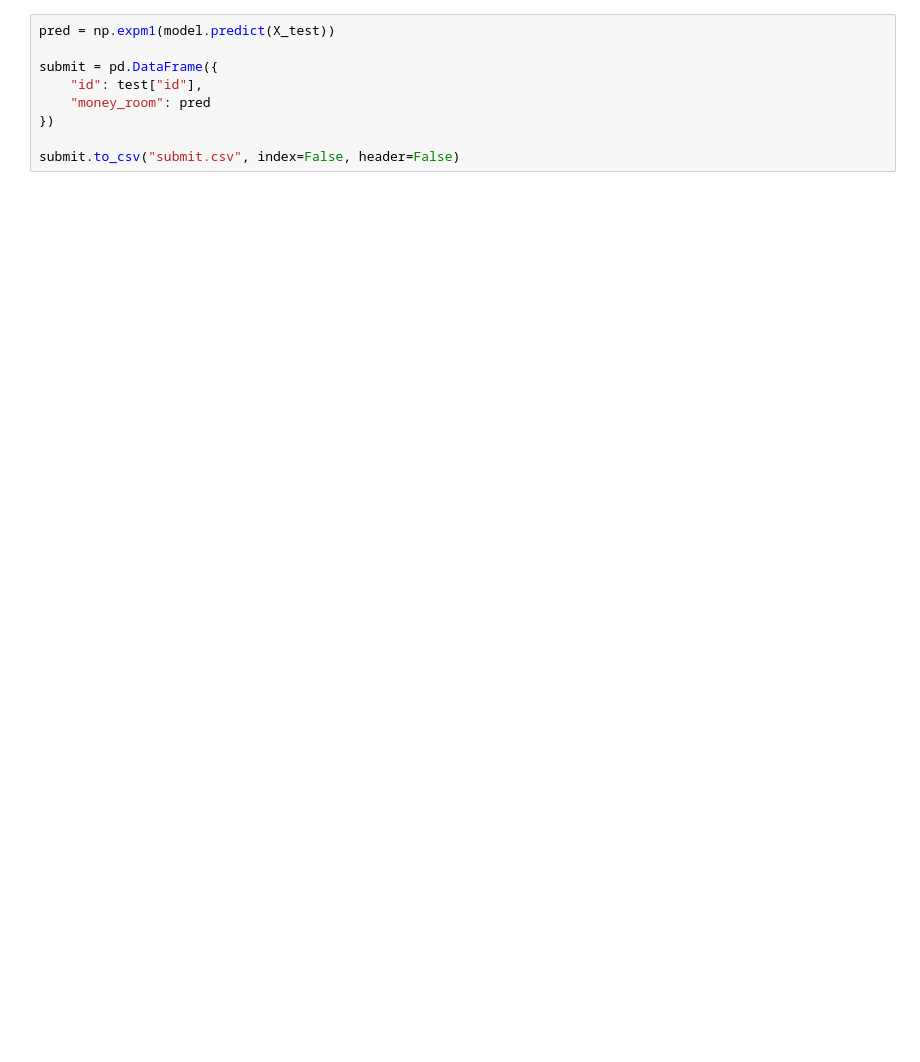
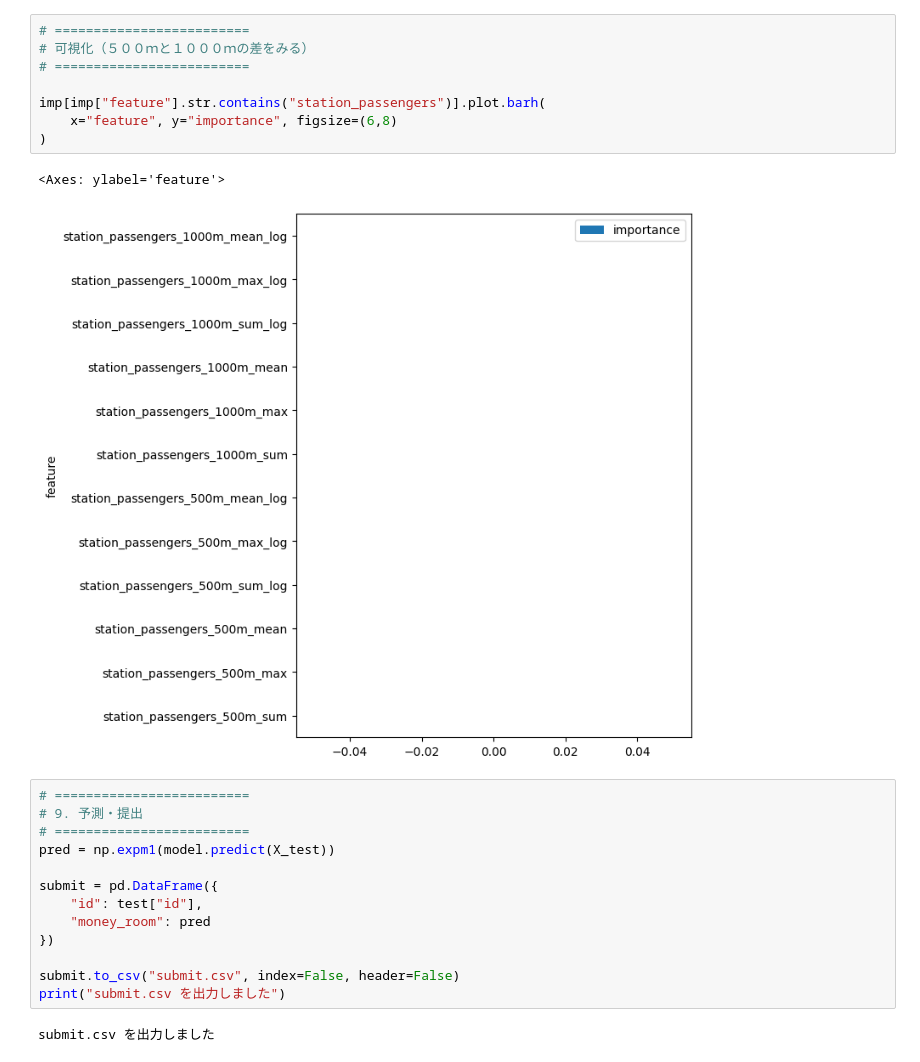
Before and after one commit to dondonrocket/kokudo, a Jupyter notebook: hasegawa.ipynb, the cells around one changed output. Drawn from its saved outputs; the diff is of its cells as text; blank space fills up the shorter version.

```diff
--- a/hasegawa.ipynb
+++ b/hasegawa.ipynb
@@ -142,4 +266,18 @@ LGBMRegressor(learning_rate=0.05, n_estimators=500, random_state=42)
+# %%
+# =========================
+# 可視化（５００ｍと１０００ｍの差をみる）
+# =========================
+
+imp[imp["feature"].str.contains("station_passengers")].plot.barh(
+    x="feature", y="importance", figsize=(6,8)
+)
+# %% [output]
+<Axes: ylabel='feature'>
+[figure, added]
 # %%
+# =========================
+# 9. 予測・提出
+# =========================
 pred = np.expm1(model.predict(X_test))
 
 submit = pd.DataFrame({
@@ -148,3 +286,6 @@ submit = pd.DataFrame({
 })
 
 submit.to_csv("submit.csv", index=False, header=False)
+print("submit.csv を出力しました")
+# %% [output]
+submit.csv を出力しました
```
Also changed, not shown: parts of 17 cells of this notebook.
